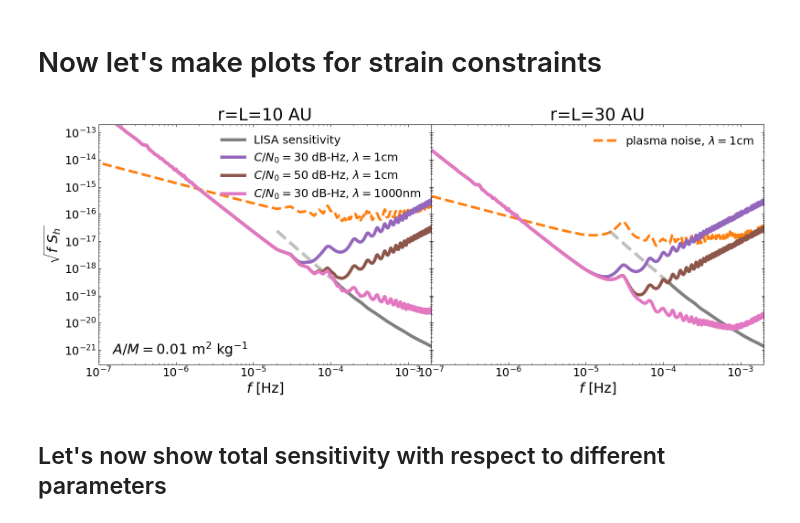
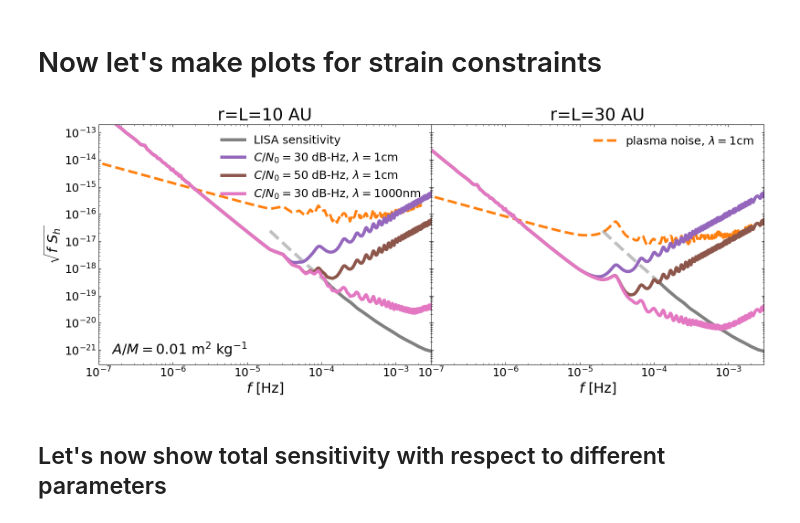
Before and after one commit to astromcquinn/GWwithDragFree, a Jupyter notebook: GWsensitivity_2baselines.ipynb, the cells around one changed output. Drawn from its saved outputs; the diff is of its cells as text; code cells hidden in the pictures.

```diff
--- a/GWsensitivity_2baselines.ipynb
+++ b/GWsensitivity_2baselines.ipynb
@@ -1117,10 +1117,11 @@ for i in range(num_baselines):
             ax.loglog(freq_arr, freq_arr ** 0.5 * lorentz / window, ls=':', alpha=0.7, lw=acc_width)
 
     if show_dispersion:
+        dimax = 110
         if i == num_baselines - 1:
-            ax.loglog(freq_arr[:-100], freq_arr[:-100]**.5*getherror_dispersion(freq_arr[:-100], baseline_length_AU, nuGHz)/window[:-100], ls='--', label='plasma noise, ' + r'$\lambda={:.0f}$cm'.format(lambda0), color='C1', lw=4)
+            ax.loglog(freq_arr[:-dimax], freq_arr[:-dimax]**.5*getherror_dispersion(freq_arr[:-dimax], baseline_length_AU, nuGHz)/window[:-dimax], ls='--', label='plasma noise, ' + r'$\lambda={:.0f}$cm'.format(lambda0), color='C1', lw=4)
         else:
-            ax.loglog(freq_arr[:-100], freq_arr[:-100]**.5*getherror_dispersion(freq_arr[:-100], baseline_length_AU, nuGHz)/window[:-100], ls='--', color='C1', lw=4)
+            ax.loglog(freq_arr[:-dimax], freq_arr[:-dimax]**.5*getherror_dispersion(freq_arr[:-dimax], baseline_length_AU, nuGHz)/window[:-dimax], ls='--', color='C1', lw=4)
 
 
 
@@ -1187,37 +1188,37 @@ for i in range(num_baselines):
     # Set x and y limits
     ax.set_xlim([1e-7, .003])
     if show_dispersion:
-        ax.set_xlim([1e-7, .002])
+        ax.set_xlim([1e-7, .003])
 
     ax.set_ylim([acc_min, acc_max])
 
     ax.tick_params(axis='both', which='major', labelsize=18)
     ax.tick_params(axis='x', top=True, direction='in')
     ax.tick_params(axis='y', right=True, direction='in')
     ax.tick_params(axis='both', which='minor', direction='in')
     ax.tick_params(axis='x', which='minor', top=True)
     ax.tick_params(axis='y', which='minor', right=True)
 
     ax.set_xlabel(r'$f$ [Hz]', fontsize=22)
 
 
     #fig.supxlabel(r'$f$  [Hz]', fontsize=24)#, y=-0.01)
 
 
 # Adjust layout and show the plot
 plt.subplots_adjust(left=0.08, right=0.99, top=0.93, bottom=0.11)
 
 # Optionally, save the figure
 if show_dispersion:
      plt.savefig("figures/strainsensitivity_A{}m{}_dispersion.pdf".format(area_spacecraft_irradiance_msq, mass_spacecraft_kg), format='pdf')
 else:
      plt.savefig("figures/strainsensitivity_A{}m{}.pdf".format(area_spacecraft_irradiance_msq, mass_spacecraft_kg), format='pdf')
 
 #plt.savefig("/Users/cdmcgrat/Desktop/matt_updated_figs/fig6.pdf", bbox_inches='tight', format='pdf')
 
 plt.show()
 # %% [output]
-[figure, old version]
+[figure, new version]
 # %% [markdown]
 ## Let's now show total sensitivity with respect to different parameters
 # %%
```
Also changed, not shown: parts of 1 cell of this notebook.
